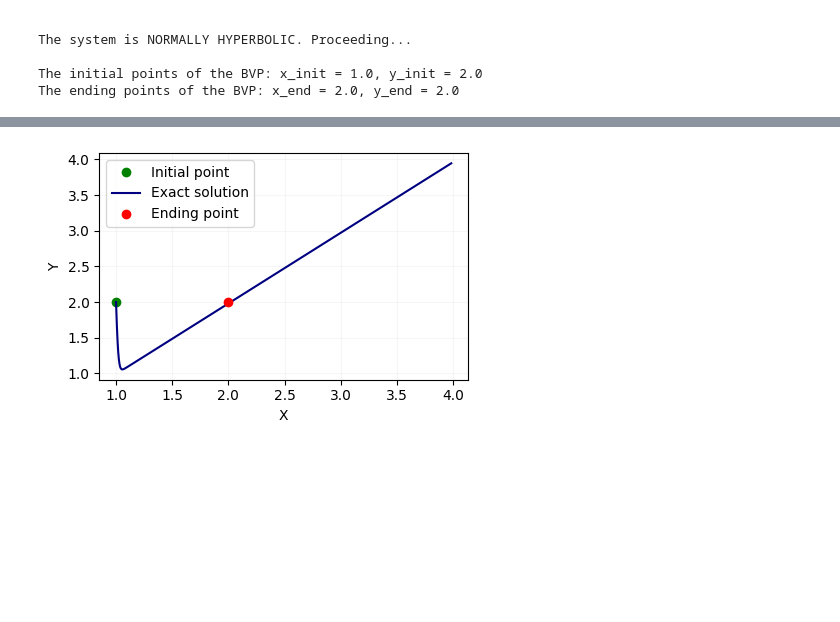
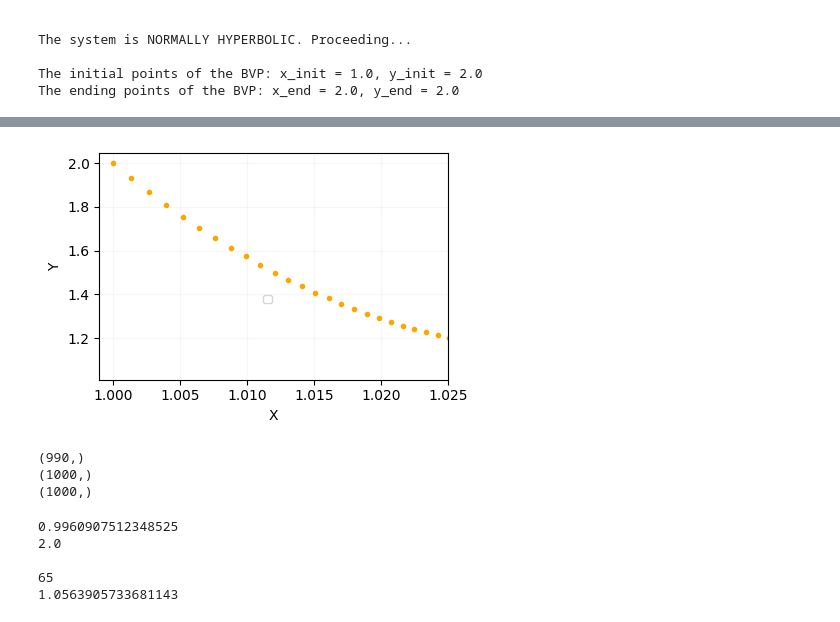
Before and after one commit to Hamid-Mofidi/PINNs_on_Multiple_timescale_dynamics, a Jupyter notebook: Reaction-Diffusion/PINN-rea-diffusion-eps0.01-error2.ipynb, the cells around one changed output, grey strips where cells are left out. Drawn from its saved outputs; the diff is of its cells as text; code cells hidden in the pictures; blank space fills up the shorter version.

```diff
--- a/Reaction-Diffusion/PINN-rea-diffusion-eps0.01-error2.ipynb
+++ b/Reaction-Diffusion/PINN-rea-diffusion-eps0.01-error2.ipynb
@@ -75,7 +75,7 @@ def slow_system(y, tau, eps):
     return [dxdtau, dydtau]
 
 
-eps = 0.001
+eps = 0.01
 
 
 x_init, y_init = 1 + 0 * eps, 2.0 - 0 * eps
@@ -109,7 +109,7 @@ def Exact_solution(t, eps, x_init, y_init):
 
     return x_exact, y_exact
 
-x_exact, y_exact = Exact_solution(0.02 *t, eps, x_init, y_init)
+x_exact, y_exact = Exact_solution(0.01 *t, eps, x_init, y_init)
 
 
 
@@ -440,21 +349,51 @@ Maximum error in Y (Slow): 0.1749133161763839
 # %%
 fig = plt.figure(figsize=(4.5, 3))
 ax = fig.add_subplot(111)
 
-ax.plot(x_init, y_init, 'go', label='Initial point')
 
-ax.plot(x_exact[:-10], y_exact[:-10], '-', color='navy', label='Exact solution')
+ax.plot(x_exact[:-10], y_exact[:-10], '.', color='orange')
 
-
-ax.plot(x_end, y_end, 'ro', label='Ending point')
 
 
 ax.set_xlabel('X')
 ax.set_ylabel('Y')
 ax.legend()
 #ax.invert_yaxis()
 plt.grid(True, alpha=0.1)
+
+ax.legend(prop={'size': 8}, bbox_to_anchor=(0.51, 0.4))
+ax.set_xlim(0.999, 1.025)
 plt.tight_layout()
 plt.show()
+
+shape_x_exact = x_exact[:-10].shape
+print(shape_x_exact)
+shape_x_pred_fast = x_pred_fast.shape
+print(shape_x_pred_fast)
+shape_x_pred_slow = x_pred_slow.shape
+print(shape_x_pred_slow)
 # %% [output]
-[figure, old version]
+[figure, new version]
+(990,)
+(1000,)
+(1000,)
+# %%
+print(y_pred_slow[0])
+print(y_exact[0])
+split_index = np.argmin(np.abs(y_exact[:-10] - y_pred_slow[0]))
+
+print()
+print(split_index)
+print(x_exact[:-10][split_index])
+
+
+x_exact_fast = x_exact[:-10][:split_index]
+y_exact_fast = y_exact[:-10][:split_index]
+x_exact_slow = x_exact[:-10][split_index:]
+y_exact_slow = y_exact[:-10][split_index:]
+# %% [output]
+0.9960907512348525
+2.0
+
+65
+1.0563905733681143
```
Also changed, not shown: parts of 10 cells of this notebook.
